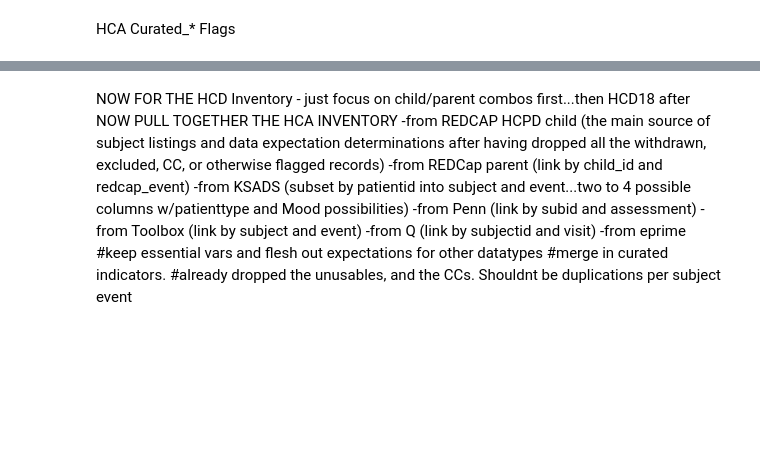
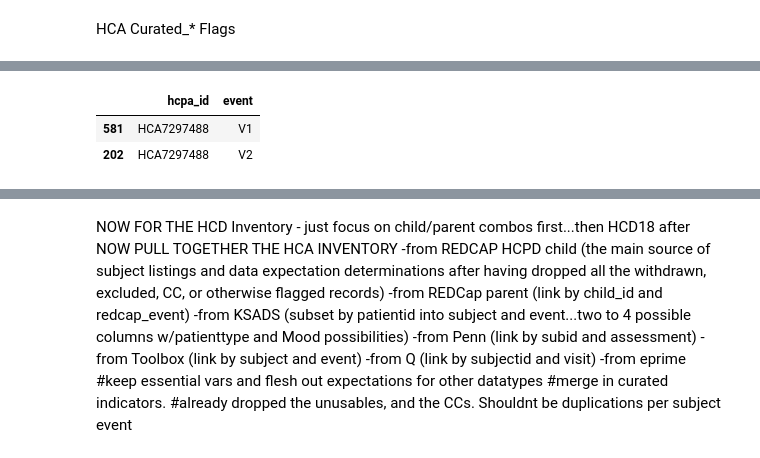
Before and after one commit to humanconnectome/PreRelease, a Jupyter notebook: CuratedInventory.ipynb, the cells around one changed output, grey strips where cells are left out. Cells and saved outputs as stored; diff of their text form; code cells hidden in the pictures; blank space fills up the shorter version.

```diff
--- a/CuratedInventory.ipynb
+++ b/CuratedInventory.ipynb
@@ -760,3 +970,9 @@ HCAdf7.loc[(HCAdf7.redcap_event=='CR') & (HCAdf7.Curated_TLBX=='NO') & (HCAdf7.e
+# %%
+ssaga.loc[ssaga.hcpa_id=="HCA7297488"]
+# %% [output]
+|  | hcpa_id | event |
+| 581 | HCA7297488 | V1 |
+| 202 | HCA7297488 | V2 |
 # %%
 ###special clauses for MGH and UCLA, who didn't complete visit summaries in same way as rest of sites:
 
```
Also changed, not shown: parts of 88 cells of this notebook, 1 other file.
